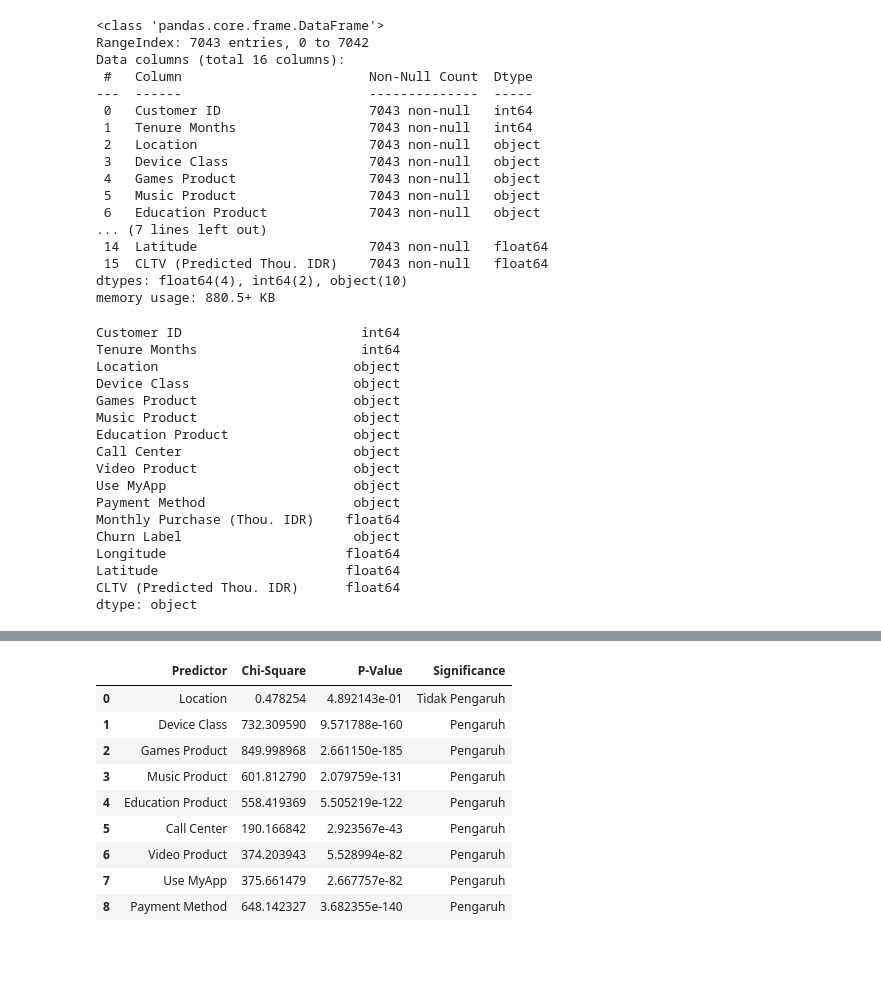
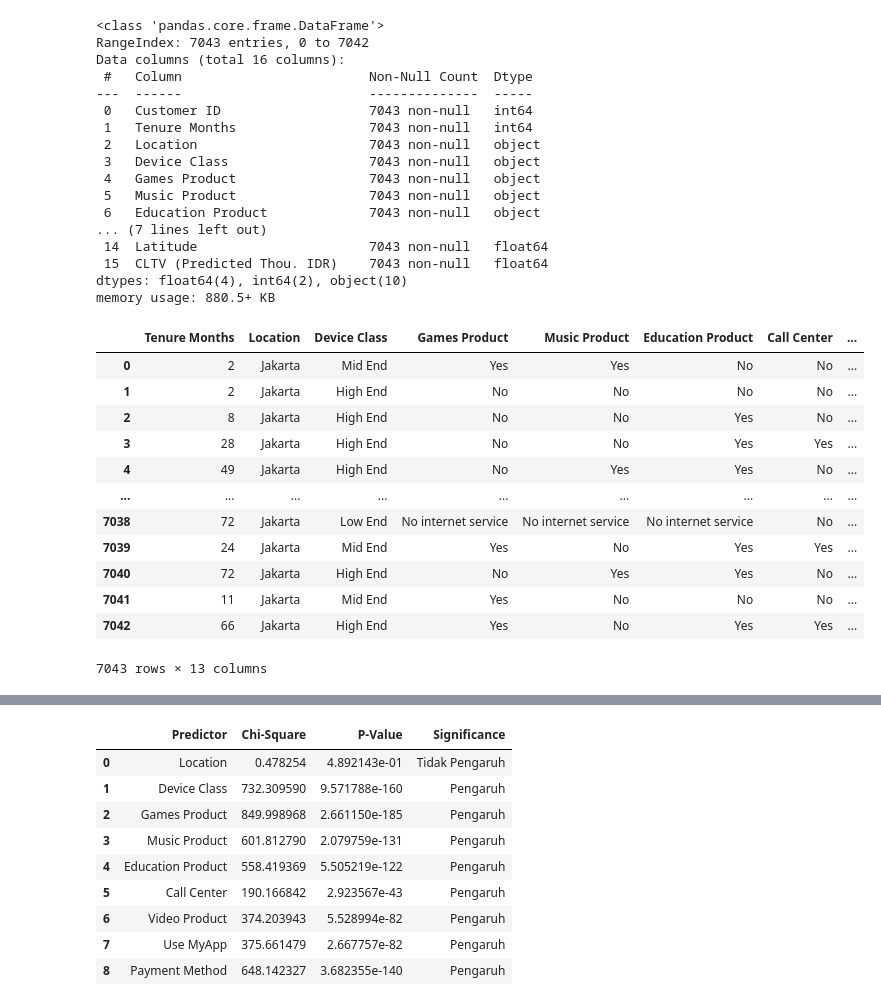
Before and after one commit to reiness/dsw23-kagurabachi, a Jupyter notebook: Stats.ipynb, the cells around one changed output, grey strips where cells are left out. Drawn from its saved outputs; the diff is of its cells as text; code cells hidden in the pictures; blank space fills up the shorter version.

```diff
--- a/Stats.ipynb
+++ b/Stats.ipynb
@@ -48,25 +48,3 @@ Data columns (total 16 columns):
  15  CLTV (Predicted Thou. IDR)    7043 non-null   float64
 dtypes: float64(4), int64(2), object(10)
 memory usage: 880.5+ KB
-# %%
-# Display data types of each column
-column_types = df.dtypes
-print(column_types)
-# %% [output]
-Customer ID                       int64
-Tenure Months                     int64
-Location                         object
-Device Class                     object
-Games Product                    object
-Music Product                    object
-Education Product                object
-Call Center                      object
-Video Product                    object
-Use MyApp                        object
-Payment Method                   object
-Monthly Purchase (Thou. IDR)    float64
-Churn Label                      object
-Longitude                       float64
-Latitude                        float64
-CLTV (Predicted Thou. IDR)      float64
-dtype: object
@@ -73,3 +53,19 @@ dtype: object
+# %%
+df
+# %% [output]
+|  | Tenure Months | Location | Device Class | Games Product | Music Product | Education Product | Call Center | ... |
+| 0 | 2 | Jakarta | Mid End | Yes | Yes | No | No | ... |
+| 1 | 2 | Jakarta | High End | No | No | No | No | ... |
+| 2 | 8 | Jakarta | High End | No | No | Yes | No | ... |
+| 3 | 28 | Jakarta | High End | No | No | Yes | Yes | ... |
+| 4 | 49 | Jakarta | High End | No | Yes | Yes | No | ... |
+| ... | ... | ... | ... | ... | ... | ... | ... | ... |
+| 7038 | 72 | Jakarta | Low End | No internet service | No internet service | No internet service | No | ... |
+| 7039 | 24 | Jakarta | Mid End | Yes | No | Yes | Yes | ... |
+| 7040 | 72 | Jakarta | High End | No | Yes | Yes | No | ... |
+| 7041 | 11 | Jakarta | Mid End | Yes | No | No | No | ... |
+| 7042 | 66 | Jakarta | High End | Yes | No | Yes | Yes | ... |
+7043 rows × 13 columns
 # %%
 from sklearn.preprocessing import LabelEncoder
 
```
Also changed, not shown: parts of 32 cells of this notebook, 4 other files.
